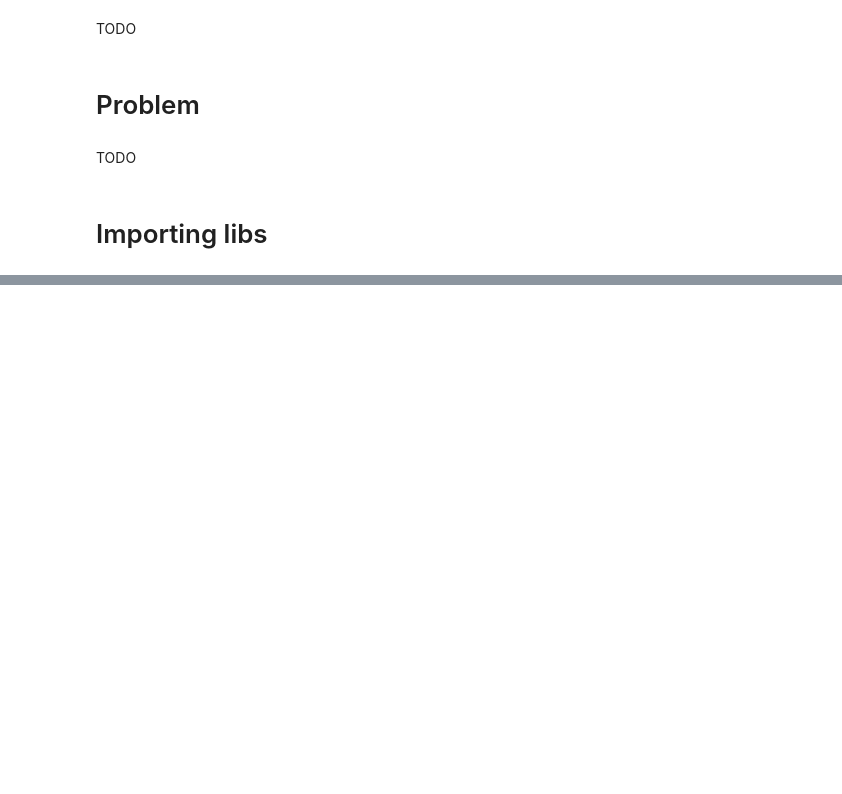
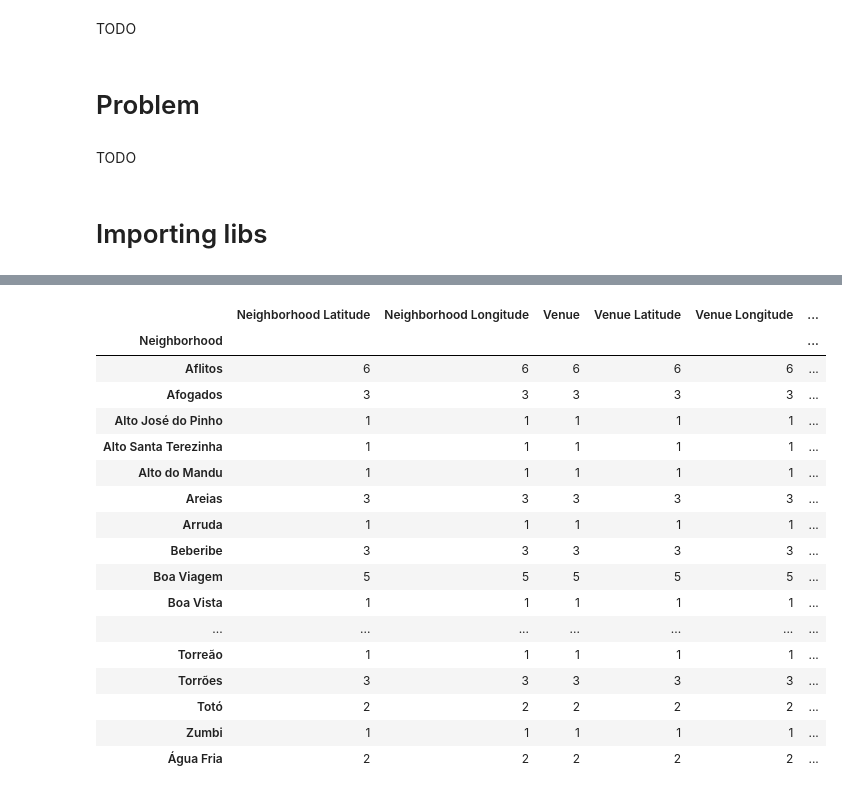
Before and after one commit to dfds0/Coursera_IBM_Project-Capstone, a Jupyter notebook: Metropolitan region of Recife.ipynb, the cells around one changed output, grey strips where cells are left out. Cells and saved outputs as stored; diff of their text form; code cells hidden in the pictures; blank space fills up the shorter version.

```diff
--- a/Metropolitan region of Recife.ipynb
+++ b/Metropolitan region of Recife.ipynb
@@ -83,0 +173,21 @@ Loaded recife geojson
+# %%
+recife_venues.groupby('Neighborhood').count()
+# %% [output]
+|  | Neighborhood Latitude | Neighborhood Longitude | Venue | Venue Latitude | Venue Longitude | ... |
+| Neighborhood |  |  |  |  |  | ... |
+| Aflitos | 6 | 6 | 6 | 6 | 6 | ... |
+| Afogados | 3 | 3 | 3 | 3 | 3 | ... |
+| Alto José do Pinho | 1 | 1 | 1 | 1 | 1 | ... |
+| Alto Santa Terezinha | 1 | 1 | 1 | 1 | 1 | ... |
+| Alto do Mandu | 1 | 1 | 1 | 1 | 1 | ... |
+| Areias | 3 | 3 | 3 | 3 | 3 | ... |
+| Arruda | 1 | 1 | 1 | 1 | 1 | ... |
+| Beberibe | 3 | 3 | 3 | 3 | 3 | ... |
+| Boa Viagem | 5 | 5 | 5 | 5 | 5 | ... |
+| Boa Vista | 1 | 1 | 1 | 1 | 1 | ... |
+| ... | ... | ... | ... | ... | ... | ... |
+| Torreão | 1 | 1 | 1 | 1 | 1 | ... |
+| Torrões | 3 | 3 | 3 | 3 | 3 | ... |
+| Totó | 2 | 2 | 2 | 2 | 2 | ... |
+| Zumbi | 1 | 1 | 1 | 1 | 1 | ... |
+| Água Fria | 2 | 2 | 2 | 2 | 2 | ... |
```
Also changed, not shown: parts of 25 cells of this notebook.
